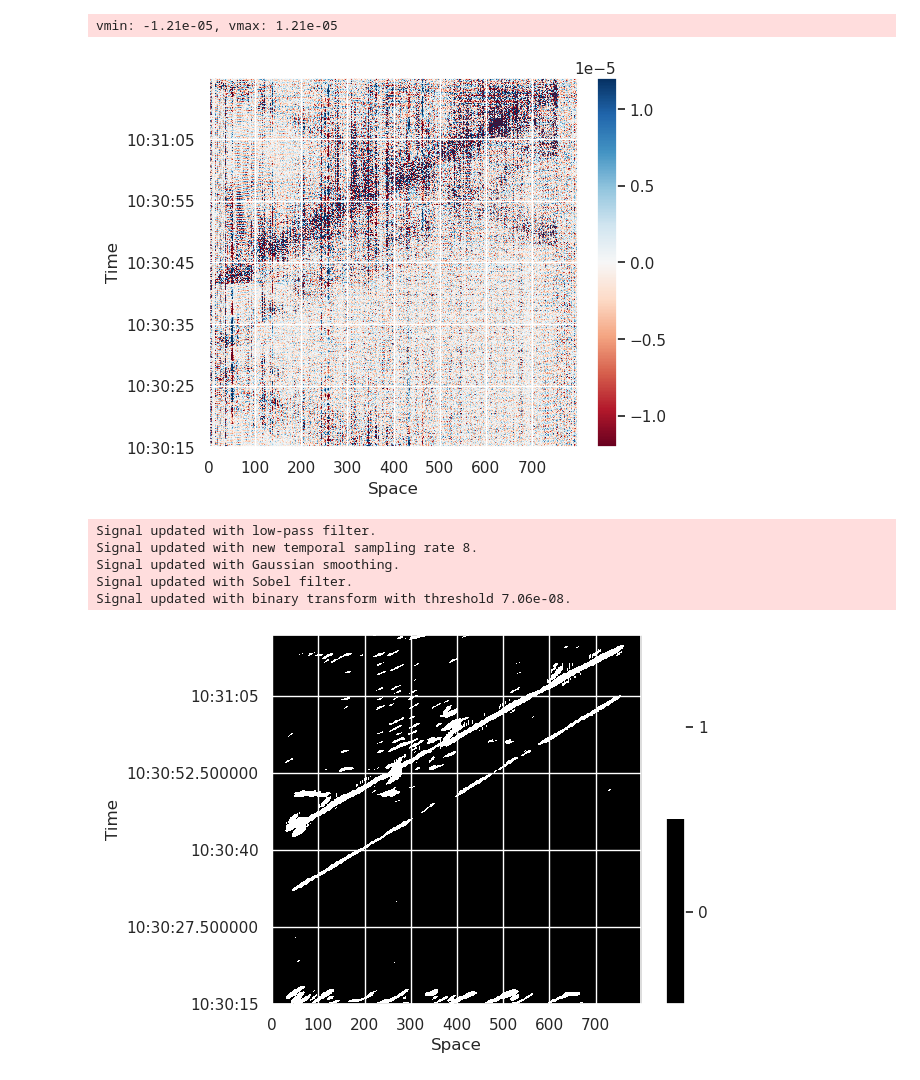
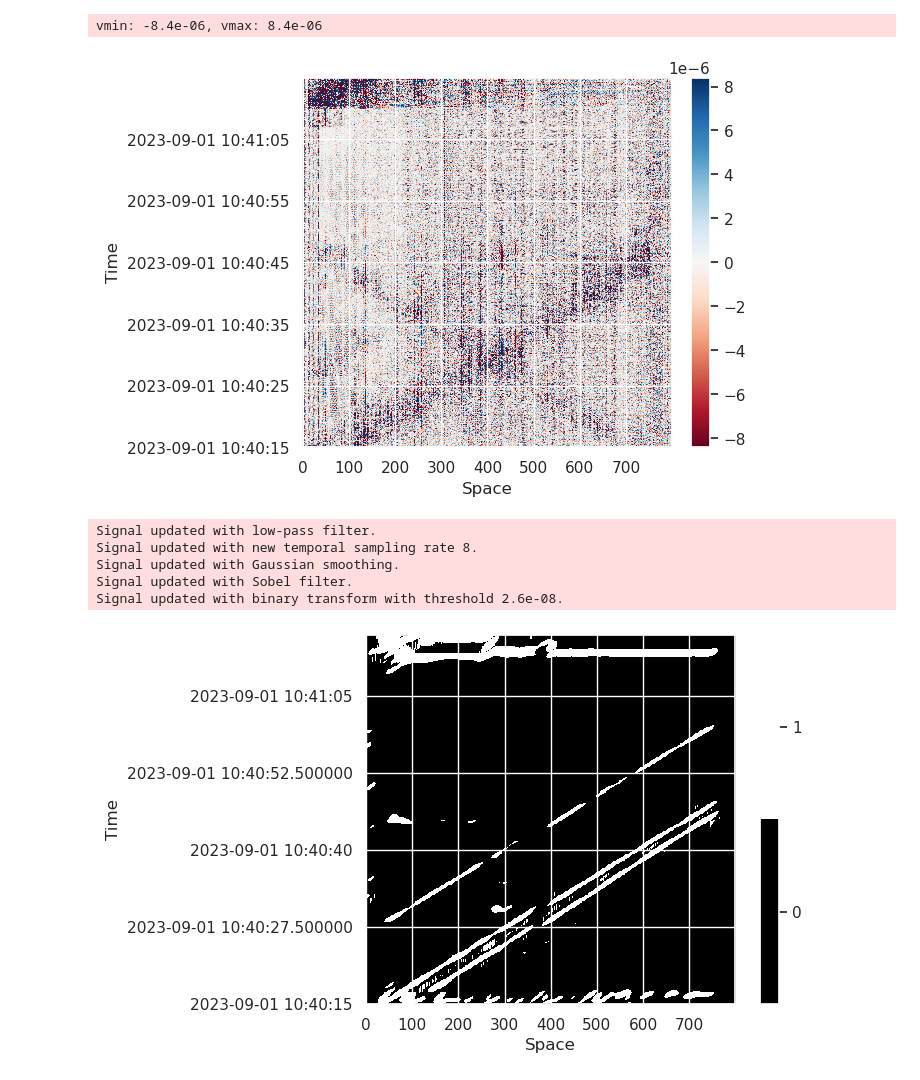
Before and after one commit to truongphanduykhanh/dasly, a Jupyter notebook: notebooks/00.0-khanhtruong-test.ipynb, the cells around one changed output. Drawn from its saved outputs; the diff is of its cells as text; code cells hidden in the pictures.

```diff
--- a/notebooks/00.0-khanhtruong-test.ipynb
+++ b/notebooks/00.0-khanhtruong-test.ipynb
@@ -11,12 +20,13 @@ das.load_data(
     # folder_path='/media/kptruong/yellow02/Aastfjordbrua/Aastfjordbrua/',
     folder_path='/media/kptruong/yellow02/Aastfjordbrua/',
     # start='20231005 094345',
-    start='20230901 103015',  # full 2 lines
+    # start='20230901 103015',  # full 2 lines
     # start='20231005 082445',
     # start='20230901 163110',  # part of a line
     # start='20231005 082445',
     # start='20230901 183015',  # noise
-    # start='20230901 104015',  # 2 cars close to each other
-    duration=60
+    start='20230901 104015',  # 2 cars close to each other
+    duration=60,
+    integrate=False
 )
 # %% [output]
@@ -24,20 +44,22 @@ das.load_data(
 # %%
 das.heatmap()
 # %% [output]
-vmin: -1.21e-05, vmax: 1.21e-05
+vmin: -8.4e-06, vmax: 8.4e-06
-[figure, old version]
+[figure, new version]
 # %%
+das.reset()
 das.lowpass_filter(0.5)
 das.decimate(t_rate=6)
-das.gaussian_smooth(90, 91, std_s=10)
+das.gaussian_smooth(85, 90, std_s=10)
+# das.gaussian_smooth(-90, -85, std_s=10)
 das.sobel_filter()
-das.binary_transform(0.95)
+das.binary_transform(threshold=2.6e-08)  # 2.61e-08
 das.heatmap()
 # %% [output]
 Signal updated with low-pass filter.
 Signal updated with new temporal sampling rate 8.
 Signal updated with Gaussian smoothing.
 Signal updated with Sobel filter.
-Signal updated with binary transform with threshold 7.06e-08.
+Signal updated with binary transform with threshold 2.6e-08.
-[figure, old version]
+[figure, new version]
 # %%
```
Also changed, not shown: parts of 39 cells of this notebook, 28 other files.
